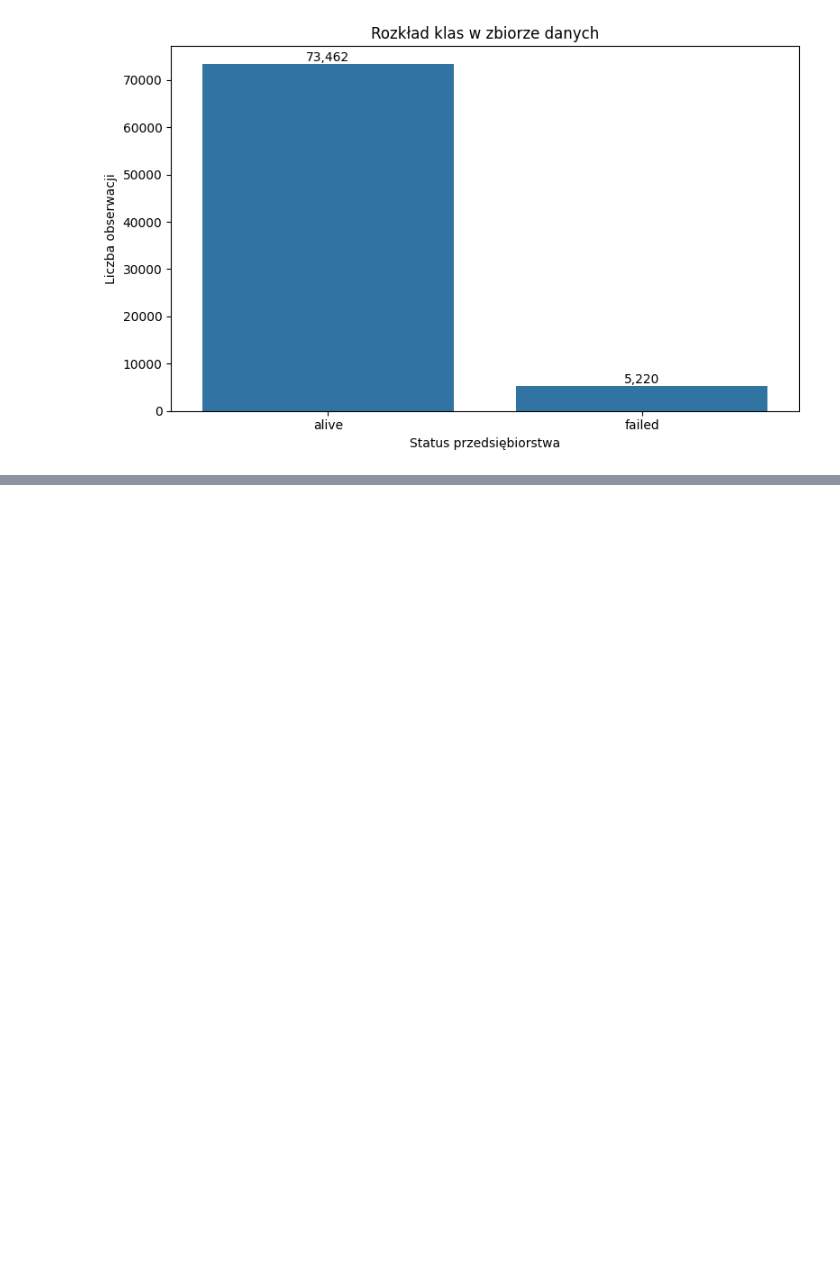
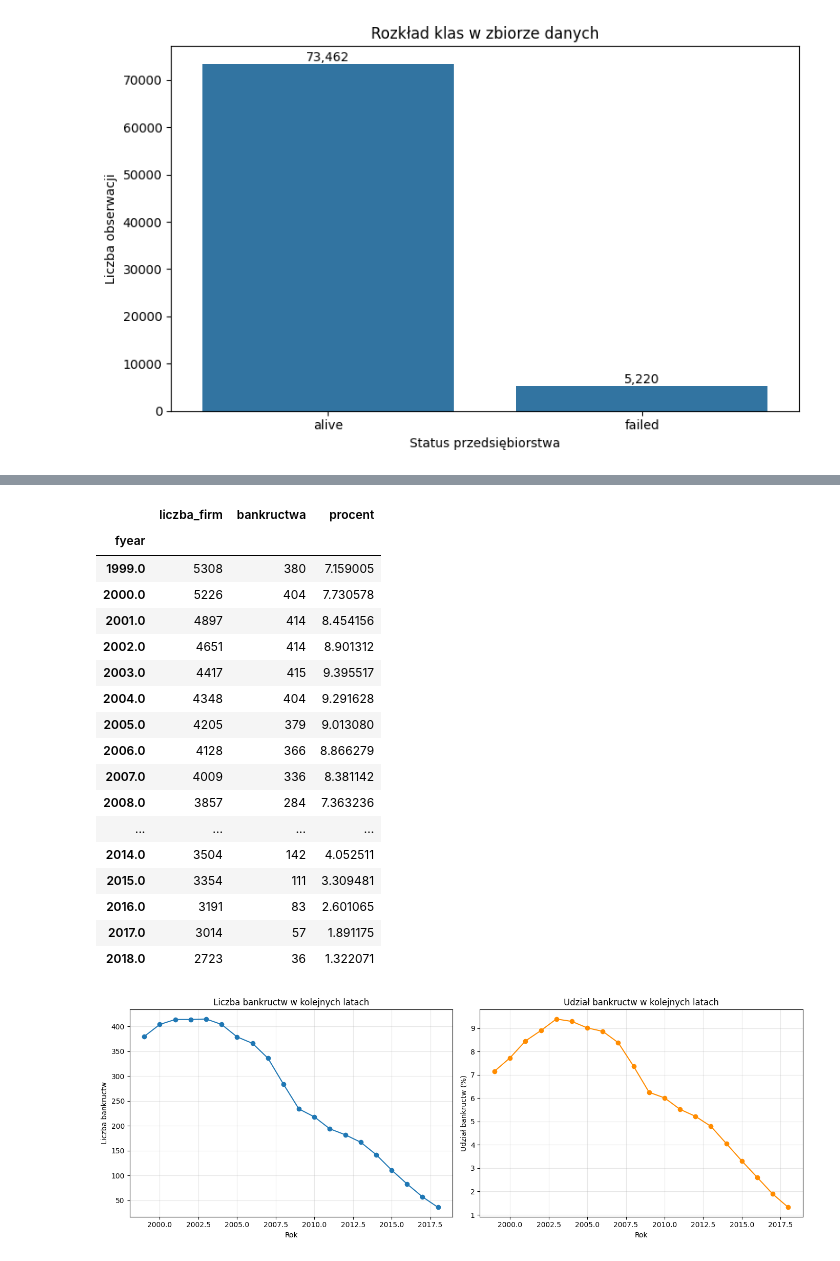
Before and after one commit to marczyz/Projekt_inzynierski-main, a Jupyter notebook: Projekt_inzynierski-main/analiza_danych.ipynb, the cells around one changed output, grey strips where cells are left out. Saved outputs shown, nothing was run; the diff lists cells and outputs as text; code cells hidden in the pictures; blank space fills up the shorter version.

```diff
--- a/Projekt_inzynierski-main/analiza_danych.ipynb
+++ b/Projekt_inzynierski-main/analiza_danych.ipynb
@@ -148,0 +157,58 @@ plt.show()
+# %%
+bankructwa_lata = df.groupby("fyear").agg(
+    liczba_firm=("company_name", "count"),
+    bankructwa=("status_label", lambda x: (x == "failed").sum())
+)
+
+bankructwa_lata["procent"] = (
+    bankructwa_lata["bankructwa"]
+    / bankructwa_lata["liczba_firm"] * 100
+)
+
+display(bankructwa_lata)
+
+fig, ax = plt.subplots(1, 2, figsize=(14, 5))
+
+ax[0].plot(
+    bankructwa_lata.index,
+    bankructwa_lata["bankructwa"],
+    marker="o"
+)
+ax[0].set_title("Liczba bankructw w kolejnych latach")
+ax[0].set_xlabel("Rok")
+ax[0].set_ylabel("Liczba bankructw")
+ax[0].grid(alpha=0.3)
+
+ax[1].plot(
+    bankructwa_lata.index,
+    bankructwa_lata["procent"],
+    marker="o",
+    color="darkorange"
+)
+ax[1].set_title("Udział bankructw w kolejnych latach")
+ax[1].set_xlabel("Rok")
+ax[1].set_ylabel("Udział bankructw (%)")
+ax[1].grid(alpha=0.3)
+
+plt.tight_layout()
+plt.show()
+# %% [output]
+|  | liczba_firm | bankructwa | procent |
+| fyear |  |  |  |
+| 1999.0 | 5308 | 380 | 7.159005 |
+| 2000.0 | 5226 | 404 | 7.730578 |
+| 2001.0 | 4897 | 414 | 8.454156 |
+| 2002.0 | 4651 | 414 | 8.901312 |
+| 2003.0 | 4417 | 415 | 9.395517 |
+| 2004.0 | 4348 | 404 | 9.291628 |
+| 2005.0 | 4205 | 379 | 9.013080 |
+| 2006.0 | 4128 | 366 | 8.866279 |
+| 2007.0 | 4009 | 336 | 8.381142 |
+| 2008.0 | 3857 | 284 | 7.363236 |
+| ... | ... | ... | ... |
+| 2014.0 | 3504 | 142 | 4.052511 |
+| 2015.0 | 3354 | 111 | 3.309481 |
+| 2016.0 | 3191 | 83 | 2.601065 |
+| 2017.0 | 3014 | 57 | 1.891175 |
+| 2018.0 | 2723 | 36 | 1.322071 |
+[figure, added]
```
Also changed, not shown: parts of 7 cells of this notebook.
